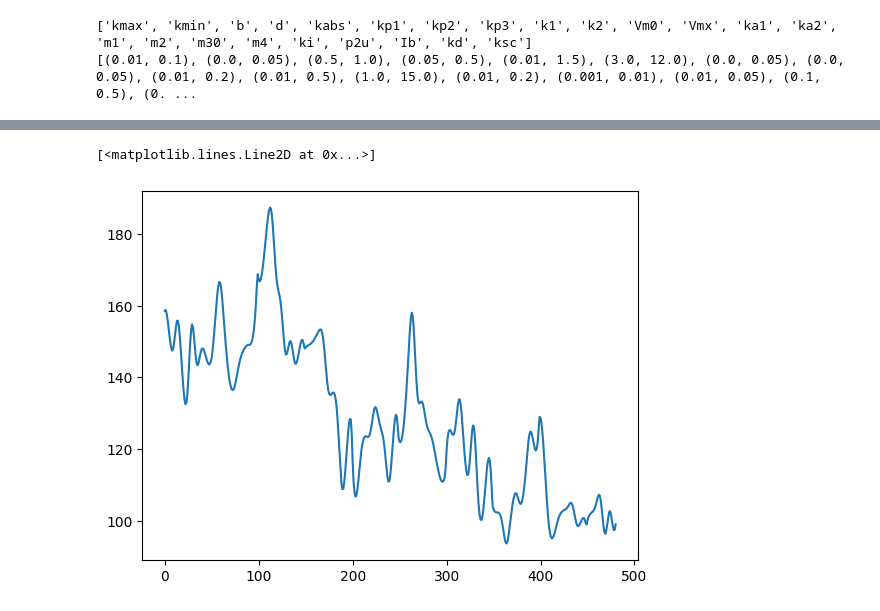
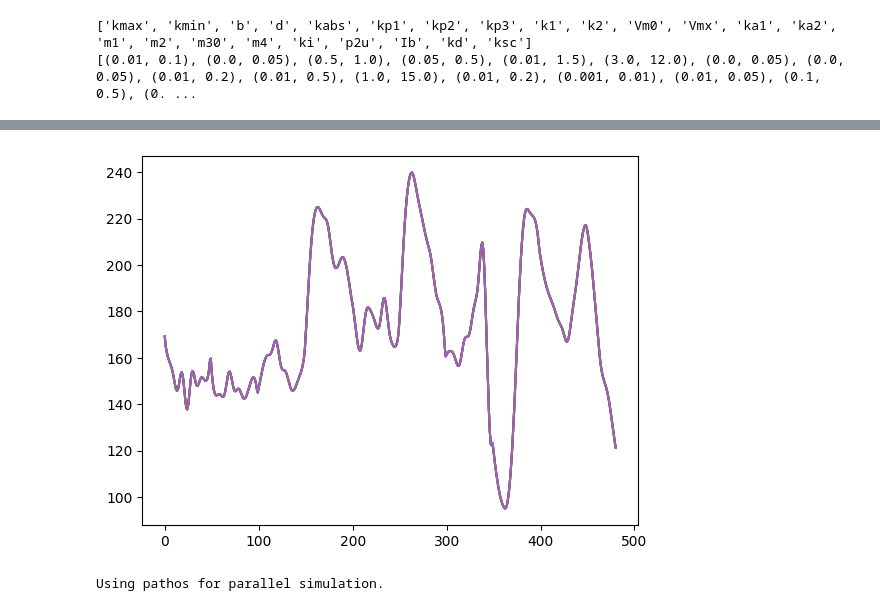
Before and after one commit to Artemii-Shlychkov/Simulation-based-inference-for-glucose-levels-monitoring, a Jupyter notebook: Workbook.ipynb, the cells around one changed output, grey strips where cells are left out. Saved outputs shown, nothing was run; the diff lists cells and outputs as text; code cells hidden in the pictures.

```diff
--- a/Workbook.ipynb
+++ b/Workbook.ipynb
@@ -322,8 +318,8 @@ def run_APT(prior: Distribution, simulator: callable, true_observation: np.ndarr
         proposal = posterior_dist
     return posterior_dist
 # %%
-true_observation, true_params = get_true_observation()
-plt.plot(true_observation)
+for i in range(5):
+    true_observation, true_params = get_true_observation(hours = 24)
+    plt.plot(true_observation)
 # %% [output]
-[<matplotlib.lines.Line2D at 0x...>]
-[figure, old version]
+[figure, new version]
@@ -329,0 +330,4 @@ plt.plot(true_observation)
+# %%
+posterior_dist = run_APT(prior, sbi_simulator, true_observation, num_rounds = 5, num_simulations = 200)
+# %% [output]
+Using pathos for parallel simulation.
```
Also changed, not shown: parts of 8 cells of this notebook.
